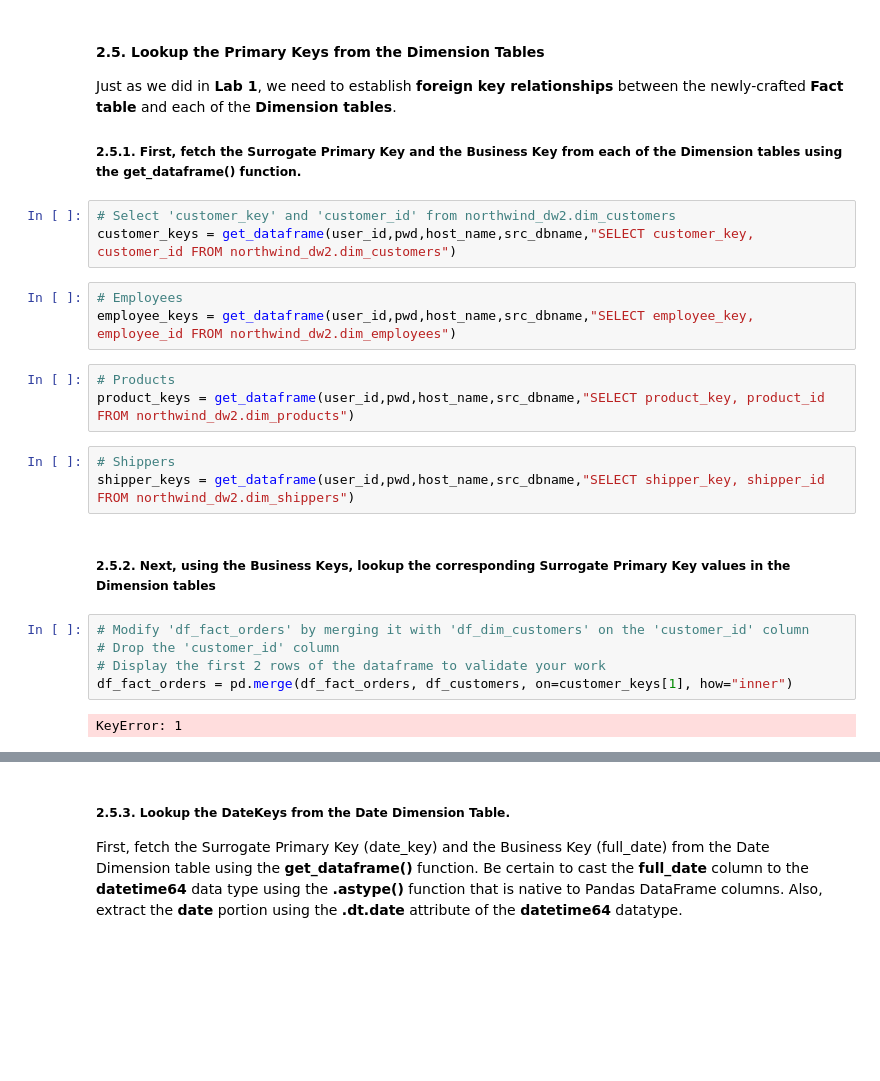
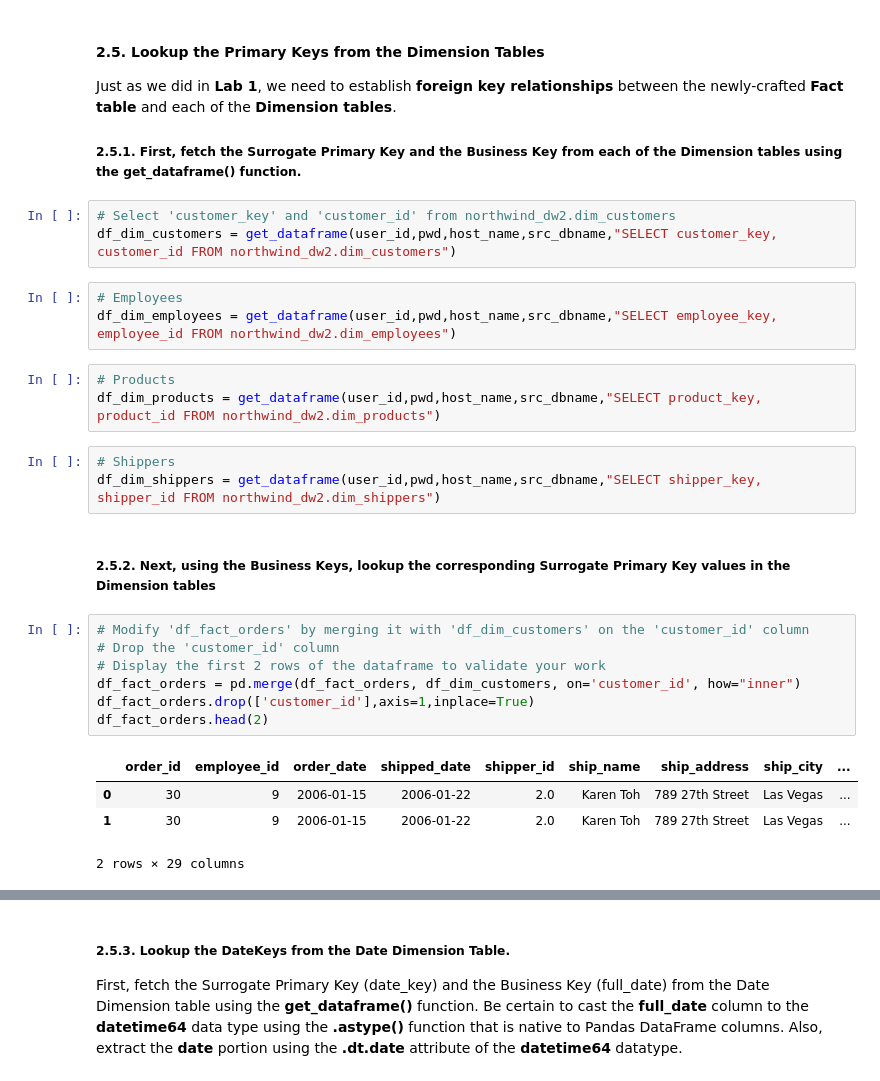
Before and after one commit to 22ai/DS-2002, a Jupyter notebook: 02-Python/Lab-03-Python-Extract-Transform-Load.ipynb, the cells around one changed output, grey strips where cells are left out. Cells and saved outputs as stored; diff of their text form; blank space fills up the shorter version.

```diff
--- a/02-Python/Lab-03-Python-Extract-Transform-Load.ipynb
+++ b/02-Python/Lab-03-Python-Extract-Transform-Load.ipynb
@@ -311,24 +311,29 @@ Just as we did in **Lab 1**, we need to establish **foreign key relationships**
 ##### 2.5.1. First, fetch the Surrogate Primary Key and the Business Key from each of the Dimension tables using the **get_dataframe()** function.
 # %%
 # Select 'customer_key' and 'customer_id' from northwind_dw2.dim_customers
-customer_keys = get_dataframe(user_id,pwd,host_name,src_dbname,"SELECT customer_key, customer_id FROM northwind_dw2.dim_customers")
+df_dim_customers = get_dataframe(user_id,pwd,host_name,src_dbname,"SELECT customer_key, customer_id FROM northwind_dw2.dim_customers")
 # %%
 # Employees
-employee_keys = get_dataframe(user_id,pwd,host_name,src_dbname,"SELECT employee_key, employee_id FROM northwind_dw2.dim_employees")
+df_dim_employees = get_dataframe(user_id,pwd,host_name,src_dbname,"SELECT employee_key, employee_id FROM northwind_dw2.dim_employees")
 # %%
 # Products
-product_keys = get_dataframe(user_id,pwd,host_name,src_dbname,"SELECT product_key, product_id FROM northwind_dw2.dim_products")
+df_dim_products = get_dataframe(user_id,pwd,host_name,src_dbname,"SELECT product_key, product_id FROM northwind_dw2.dim_products")
 # %%
 # Shippers
-shipper_keys = get_dataframe(user_id,pwd,host_name,src_dbname,"SELECT shipper_key, shipper_id FROM northwind_dw2.dim_shippers")
+df_dim_shippers = get_dataframe(user_id,pwd,host_name,src_dbname,"SELECT shipper_key, shipper_id FROM northwind_dw2.dim_shippers")
 # %% [markdown]
 ##### 2.5.2. Next, using the Business Keys, lookup the corresponding Surrogate Primary Key values in the Dimension tables
 # %%
 # Modify 'df_fact_orders' by merging it with 'df_dim_customers' on the 'customer_id' column
 # Drop the 'customer_id' column
 # Display the first 2 rows of the dataframe to validate your work
-df_fact_orders = pd.merge(df_fact_orders, df_customers, on=customer_keys[1], how="inner")
+df_fact_orders = pd.merge(df_fact_orders, df_dim_customers, on='customer_id', how="inner")
+df_fact_orders.drop(['customer_id'],axis=1,inplace=True)
+df_fact_orders.head(2)
 # %% [output]
+|  | order_id | employee_id | order_date | shipped_date | shipper_id | ship_name | ship_address | ship_city | ... |
+| 0 | 30 | 9 | 2006-01-15 | 2006-01-22 | 2.0 | Karen Toh | 789 27th Street | Las Vegas | ... |
+| 1 | 30 | 9 | 2006-01-15 | 2006-01-22 | 2.0 | Karen Toh | 789 27th Street | Las Vegas | ... |
-KeyError: 1
+2 rows × 29 columns
 # %%
 # Repeat for the Employees dimension
```
Also changed, not shown: parts of 13 cells of this notebook.
